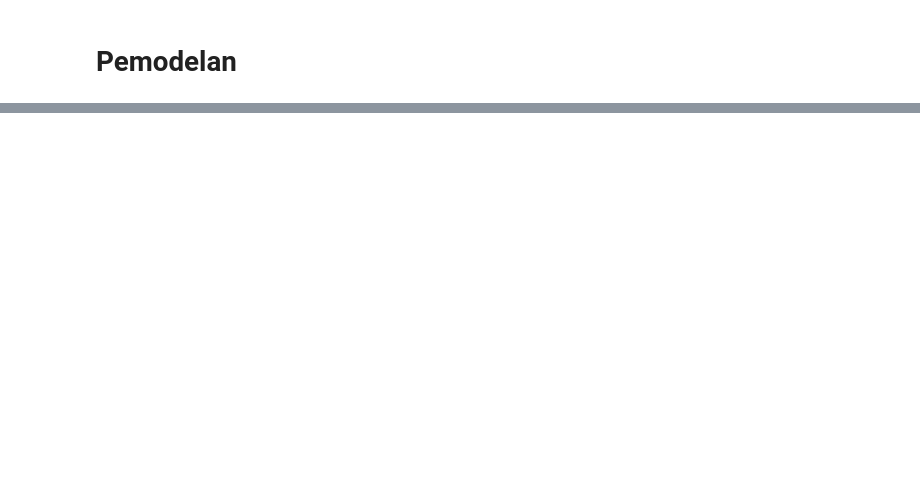
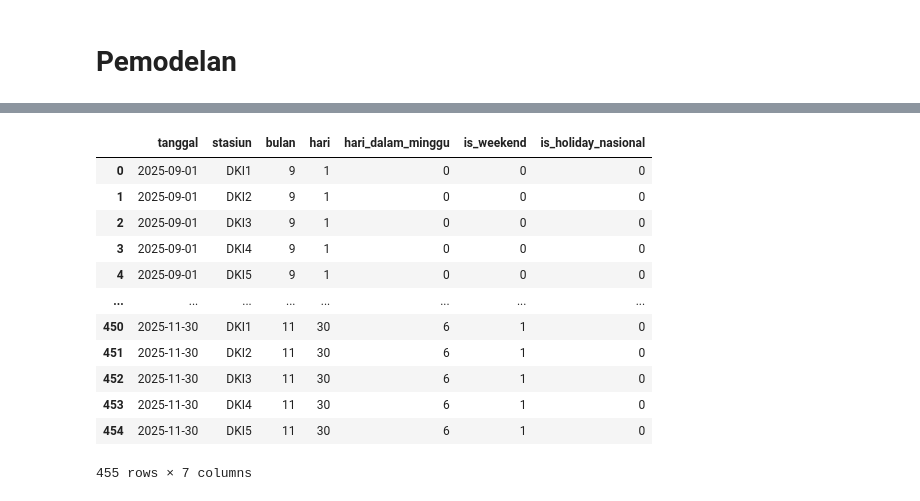
Before and after one commit to Leonanda1013/DataLoverz, a Jupyter notebook: Competition/Arkavidia/Arkavidia_DataCleaning.ipynb, the cells around one changed output, grey strips where cells are left out. Cells and saved outputs as stored; diff of their text form; code cells hidden in the pictures; blank space fills up the shorter version.

```diff
--- a/Competition/Arkavidia/Arkavidia_DataCleaning.ipynb
+++ b/Competition/Arkavidia/Arkavidia_DataCleaning.ipynb
@@ -2989,0 +3053,2 @@ dtype: int64
+# %%
+libur_cleaned['tanggal'] = pd.to_datetime(libur_cleaned['tanggal'])
@@ -3117,0 +3561,13 @@ ujian[ujian['bulan']=='9']
+# %%
+tanggal_sub = pd.date_range(
+    start='2025-09-01',
+    end='2025-11-30',
+    freq='D'
+)
+
+stasiun_list = ['DKI1', 'DKI2', 'DKI3', 'DKI4', 'DKI5']
+
+df_sub = pd.MultiIndex.from_product(
+    [tanggal_sub, stasiun_list],
+    names=['tanggal', 'stasiun']
+).to_frame(index=False)
@@ -3117,0 +3590,13 @@ ujian[ujian['bulan']=='9']
+# %%
+df_sub['bulan'] = df_sub['tanggal'].dt.month
+df_sub['hari'] = df_sub['tanggal'].dt.day
+df_sub['hari_dalam_minggu'] = df_sub['tanggal'].dt.weekday
+df_sub['is_weekend'] = (df_sub['hari_dalam_minggu'] >= 5).astype(int)
+# %%
+df_sub = df_sub.merge(
+    libur_cleaned[['tanggal', 'is_holiday_nasional']],
+    on='tanggal',
+    how='left'
+)
+
+df_sub['is_holiday_nasional'] = df_sub['is_holiday_nasional'].fillna(0)
@@ -3117,0 +3609,16 @@ ujian[ujian['bulan']=='9']
+# %%
+df_sub
+# %% [output]
+|  | tanggal | stasiun | bulan | hari | hari_dalam_minggu | is_weekend | is_holiday_nasional |
+| 0 | 2025-09-01 | DKI1 | 9 | 1 | 0 | 0 | 0 |
+| 1 | 2025-09-01 | DKI2 | 9 | 1 | 0 | 0 | 0 |
+| 2 | 2025-09-01 | DKI3 | 9 | 1 | 0 | 0 | 0 |
+| 3 | 2025-09-01 | DKI4 | 9 | 1 | 0 | 0 | 0 |
+| 4 | 2025-09-01 | DKI5 | 9 | 1 | 0 | 0 | 0 |
+| ... | ... | ... | ... | ... | ... | ... | ... |
+| 450 | 2025-11-30 | DKI1 | 11 | 30 | 6 | 1 | 0 |
+| 451 | 2025-11-30 | DKI2 | 11 | 30 | 6 | 1 | 0 |
+| 452 | 2025-11-30 | DKI3 | 11 | 30 | 6 | 1 | 0 |
+| 453 | 2025-11-30 | DKI4 | 11 | 30 | 6 | 1 | 0 |
+| 454 | 2025-11-30 | DKI5 | 11 | 30 | 6 | 1 | 0 |
+455 rows × 7 columns
```
Also changed, not shown: parts of 93 cells of this notebook.
